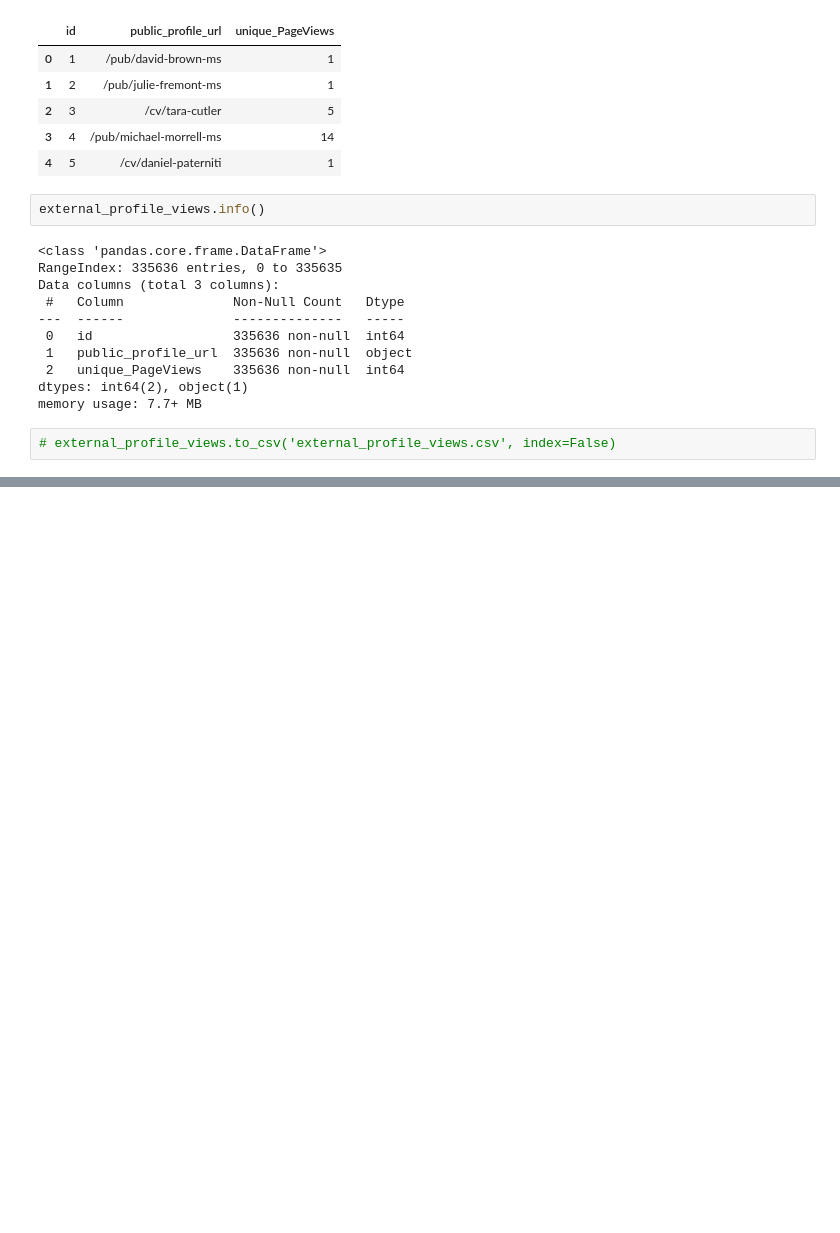
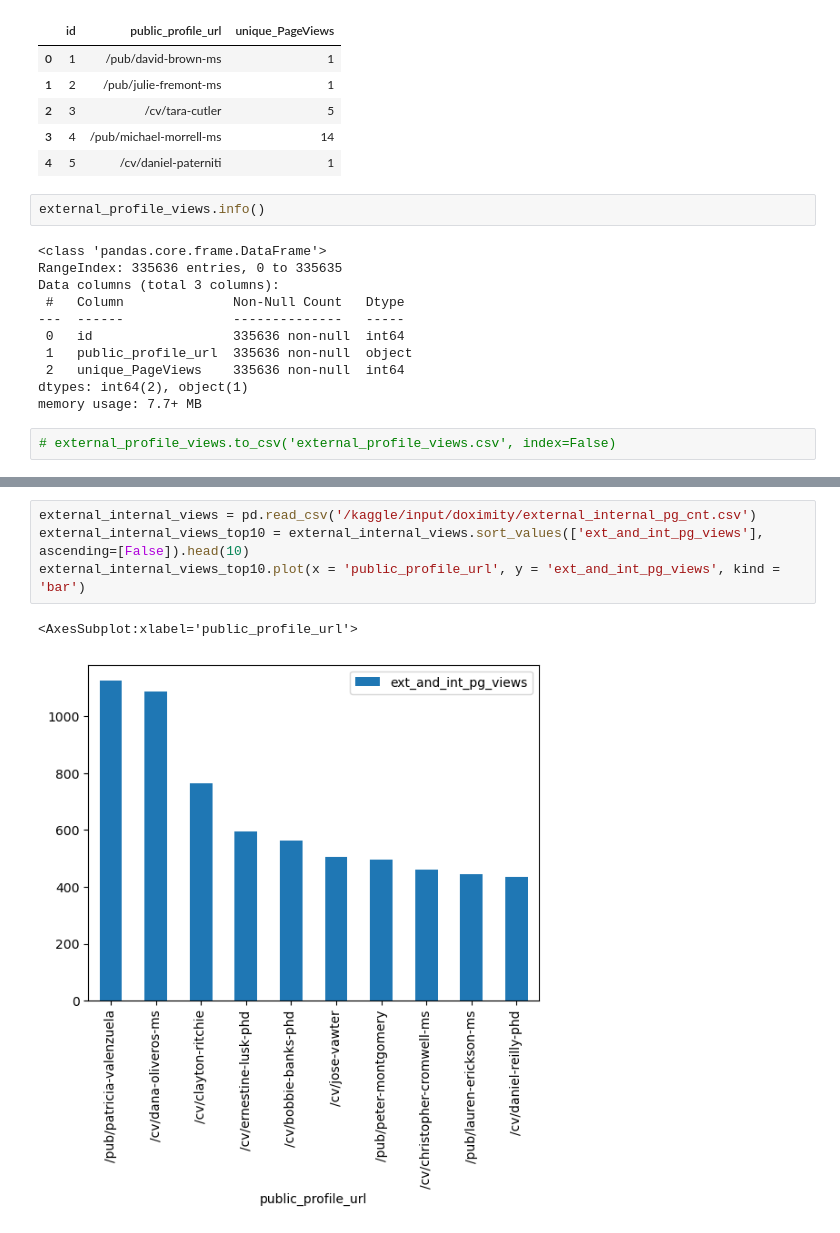
Before and after one commit to mindyng/Take-Homes, a Jupyter notebook: doximity-take-home-re-do.ipynb, the cells around one changed output, grey strips where cells are left out. Saved outputs shown, nothing was run; the diff lists cells and outputs as text; blank space fills up the shorter version.

```diff
--- a/doximity-take-home-re-do.ipynb
+++ b/doximity-take-home-re-do.ipynb
@@ -161,0 +323,7 @@ ORDER BY 2 DESC
+# %%
+external_internal_views = pd.read_csv('/kaggle/input/doximity/external_internal_pg_cnt.csv')
+external_internal_views_top10 = external_internal_views.sort_values(['ext_and_int_pg_views'], ascending=[False]).head(10)
+external_internal_views_top10.plot(x = 'public_profile_url', y = 'ext_and_int_pg_views', kind = 'bar')
+# %% [output]
+<AxesSubplot:xlabel='public_profile_url'>
+[figure, added]
```
Also changed, not shown: parts of 9 cells of this notebook.
